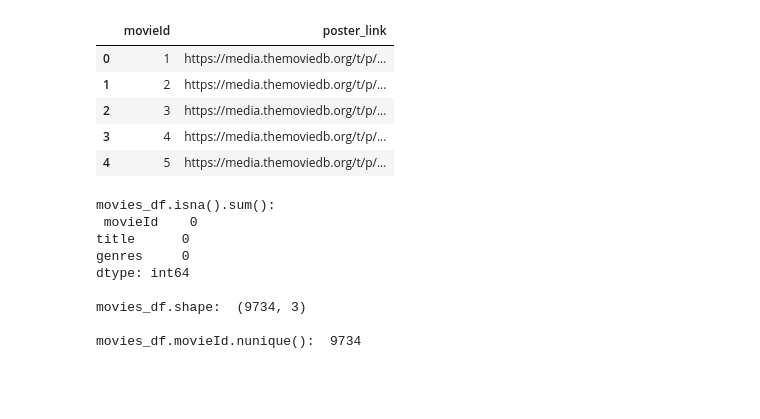
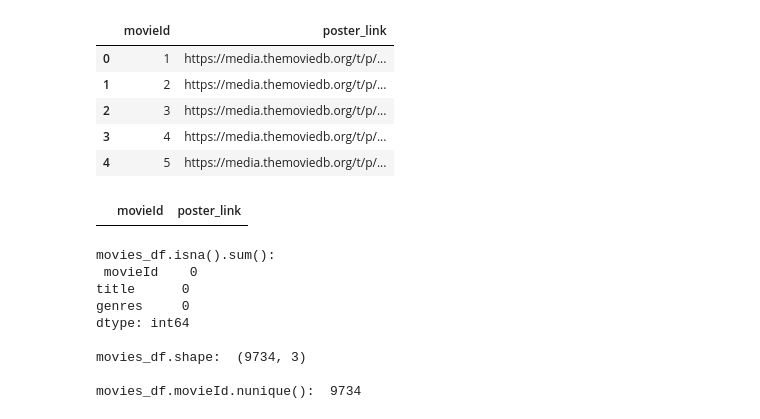
Before and after one commit to Donal-Flanagan/flix_recommender, a Jupyter notebook: notebooks/ETL/web_scraping_3_selenium.ipynb, the cells around one changed output. Cells and saved outputs as stored; diff of their text form; code cells hidden in the pictures; blank space fills up the shorter version.

```diff
--- a/notebooks/ETL/web_scraping_3_selenium.ipynb
+++ b/notebooks/ETL/web_scraping_3_selenium.ipynb
@@ -558,6 +564,11 @@ poster_links_df.movieId.nunique():  9621
 | 2 | 3 | https://media.themoviedb.org/t/p/... |
 | 3 | 4 | https://media.themoviedb.org/t/p/... |
 | 4 | 5 | https://media.themoviedb.org/t/p/... |
+# %%
+empty_strings_df = poster_links_df[(poster_links_df['poster_link'].str.strip() == '')]
+empty_strings_df
+# %% [output]
+|  | movieId | poster_link |
 # %%
 movies_df = pd.read_csv('../data/ml-latest-small/movies.csv')
 print("movies_df.isna().sum():\n", movies_df.isna().sum())
```
Also changed, not shown: parts of 1 cell of this notebook.
